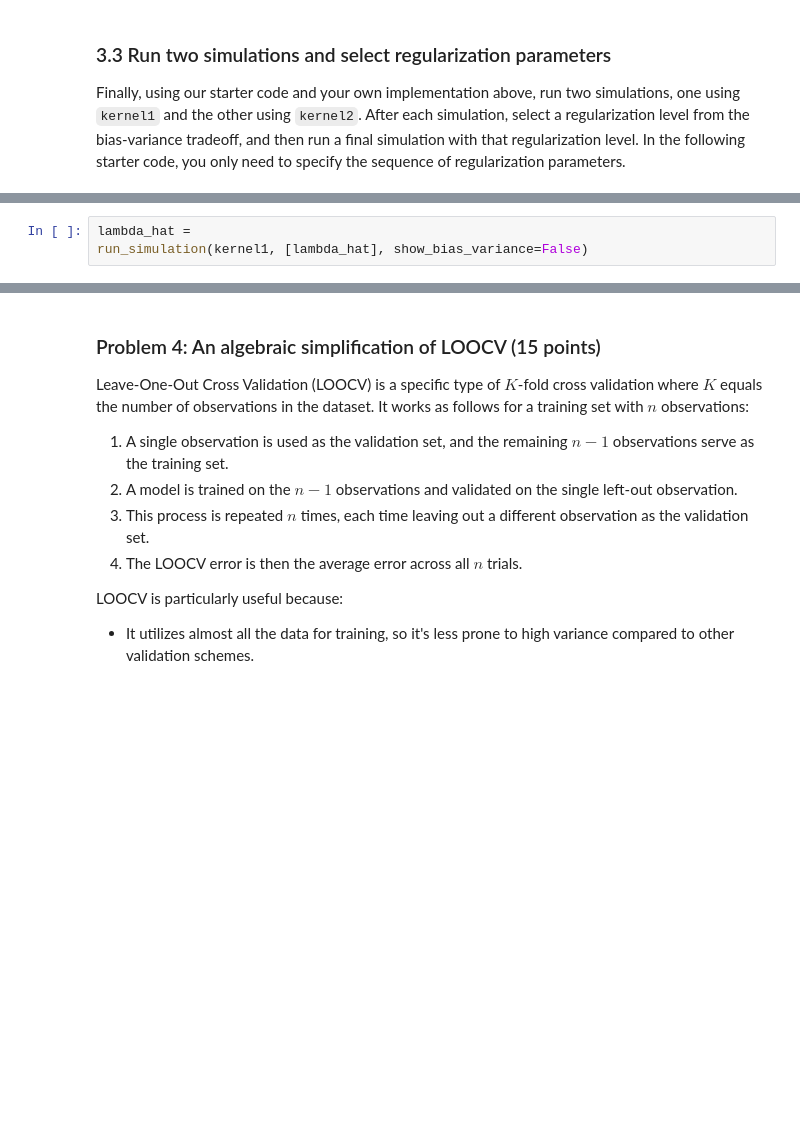
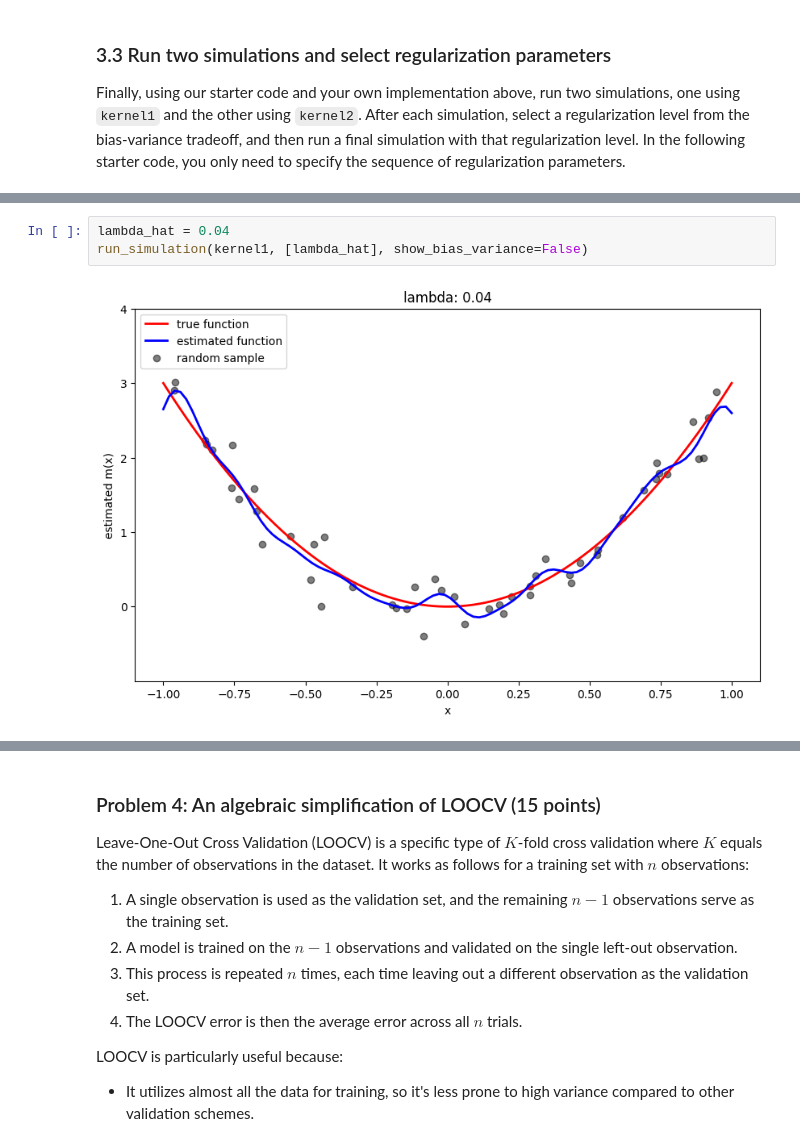
Before and after one commit to wdweng/iml, a Jupyter notebook: assignments/assn1/assn1.ipynb, the cells around one changed output, grey strips where cells are left out. Saved outputs shown, nothing was run; the diff lists cells and outputs as text; blank space fills up the shorter version.

```diff
--- a/assignments/assn1/assn1.ipynb
+++ b/assignments/assn1/assn1.ipynb
@@ -333,4 +335,6 @@ run_simulation(kernel1, lmbdas)
 # %%
-lambda_hat =
+lambda_hat = 0.04
 run_simulation(kernel1, [lambda_hat], show_bias_variance=False)
+# %% [output]
+[figure, added]
 # %%
```
Also changed, not shown: parts of 4 cells of this notebook.
